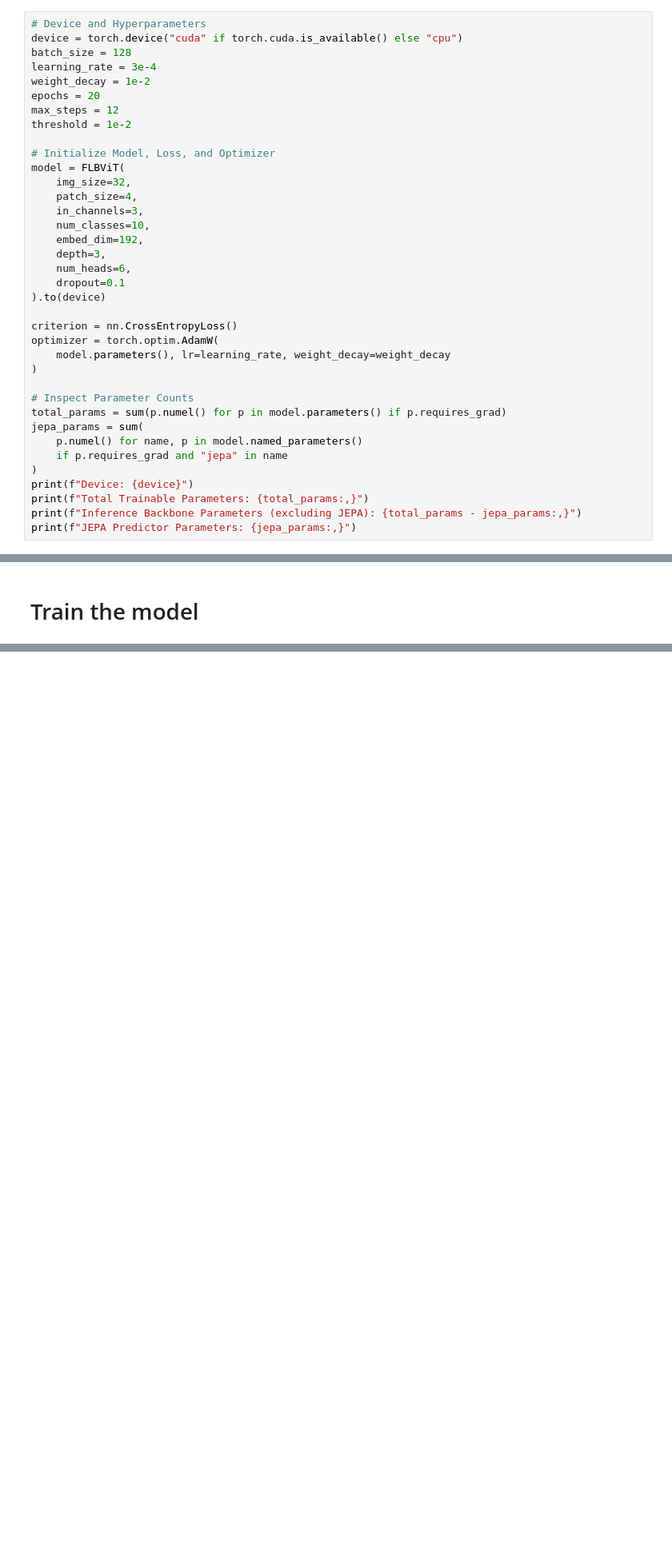
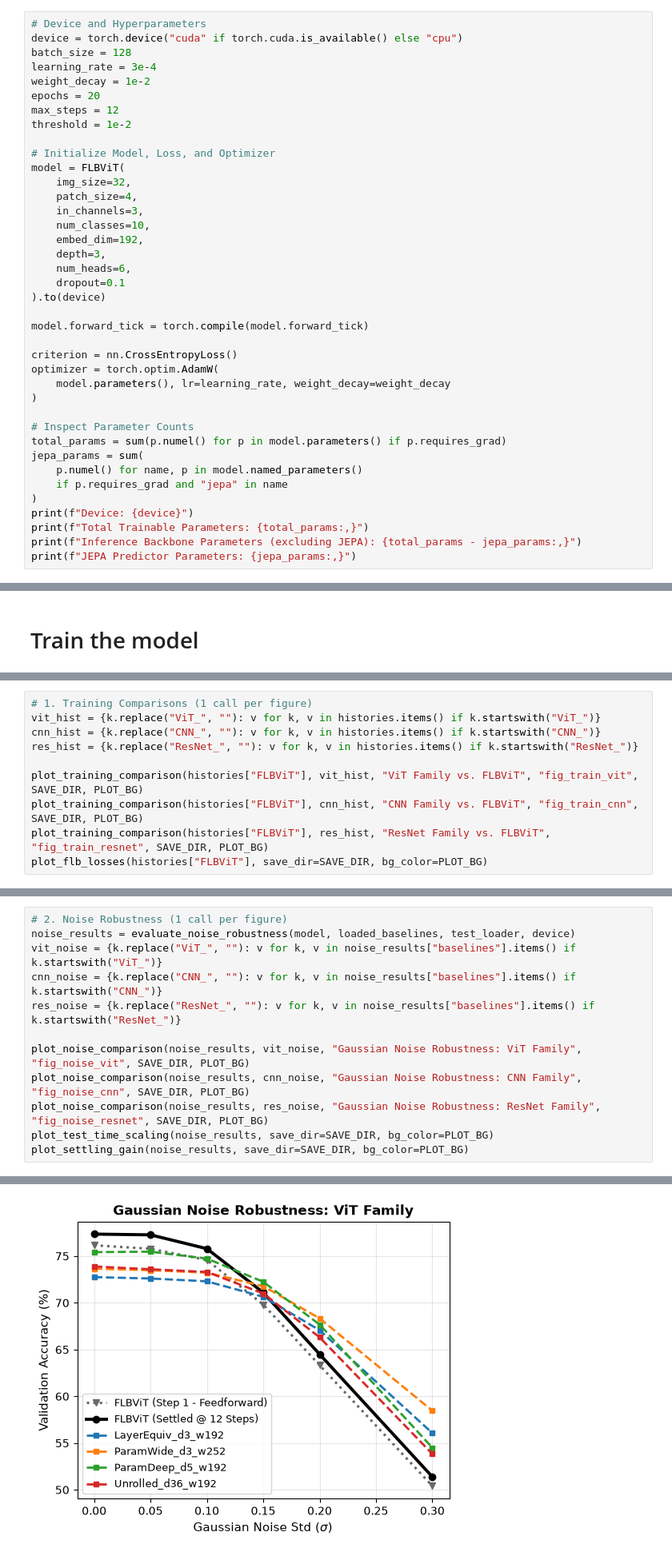
Before and after one commit to Trygon117/FLB-ViT, a Jupyter notebook: main.ipynb, the cells around one changed output, grey strips where cells are left out. Shown at 80% size. Saved outputs shown, nothing was run; the diff lists cells and outputs as text; blank space fills up the shorter version.

Commit message:
fixed gitignore and updated eval and plotting

```diff
--- a/main.ipynb
+++ b/main.ipynb
@@ -27,6 +50,8 @@ model = FLBViT(
     dropout=0.1
 ).to(device)
 
+model.forward_tick = torch.compile(model.forward_tick)
+
 criterion = nn.CrossEntropyLoss()
 optimizer = torch.optim.AdamW(
     model.parameters(), lr=learning_rate, weight_decay=weight_decay
@@ -232,0 +412,10 @@ Epoch 20/20 (190.8s) | Train CE: 0.6841 | Aux: 0.0051 | Train Acc: 75.84% (Steps
+# %%
+# 1. Training Comparisons (1 call per figure)
+vit_hist = {k.replace("ViT_", ""): v for k, v in histories.items() if k.startswith("ViT_")}
+cnn_hist = {k.replace("CNN_", ""): v for k, v in histories.items() if k.startswith("CNN_")}
+res_hist = {k.replace("ResNet_", ""): v for k, v in histories.items() if k.startswith("ResNet_")}
+
+plot_training_comparison(histories["FLBViT"], vit_hist, "ViT Family vs. FLBViT", "fig_train_vit", SAVE_DIR, PLOT_BG)
+plot_training_comparison(histories["FLBViT"], cnn_hist, "CNN Family vs. FLBViT", "fig_train_cnn", SAVE_DIR, PLOT_BG)
+plot_training_comparison(histories["FLBViT"], res_hist, "ResNet Family vs. FLBViT", "fig_train_resnet", SAVE_DIR, PLOT_BG)
+plot_flb_losses(histories["FLBViT"], save_dir=SAVE_DIR, bg_color=PLOT_BG)
@@ -232,0 +431,13 @@ Epoch 20/20 (190.8s) | Train CE: 0.6841 | Aux: 0.0051 | Train Acc: 75.84% (Steps
+# %%
+# 2. Noise Robustness (1 call per figure)
+noise_results = evaluate_noise_robustness(model, loaded_baselines, test_loader, device)
+vit_noise = {k.replace("ViT_", ""): v for k, v in noise_results["baselines"].items() if k.startswith("ViT_")}
+cnn_noise = {k.replace("CNN_", ""): v for k, v in noise_results["baselines"].items() if k.startswith("CNN_")}
+res_noise = {k.replace("ResNet_", ""): v for k, v in noise_results["baselines"].items() if k.startswith("ResNet_")}
+
+plot_noise_comparison(noise_results, vit_noise, "Gaussian Noise Robustness: ViT Family", "fig_noise_vit", SAVE_DIR, PLOT_BG)
+plot_noise_comparison(noise_results, cnn_noise, "Gaussian Noise Robustness: CNN Family", "fig_noise_cnn", SAVE_DIR, PLOT_BG)
+plot_noise_comparison(noise_results, res_noise, "Gaussian Noise Robustness: ResNet Family", "fig_noise_resnet", SAVE_DIR, PLOT_BG)
+plot_test_time_scaling(noise_results, save_dir=SAVE_DIR, bg_color=PLOT_BG)
+plot_settling_gain(noise_results, save_dir=SAVE_DIR, bg_color=PLOT_BG)
+# %% [output]
@@ -232,0 +461 @@ Epoch 20/20 (190.8s) | Train CE: 0.6841 | Aux: 0.0051 | Train Acc: 75.84% (Steps
+[figure, added]
```
Also changed, not shown: parts of 14 cells of this notebook, 59 other files.
